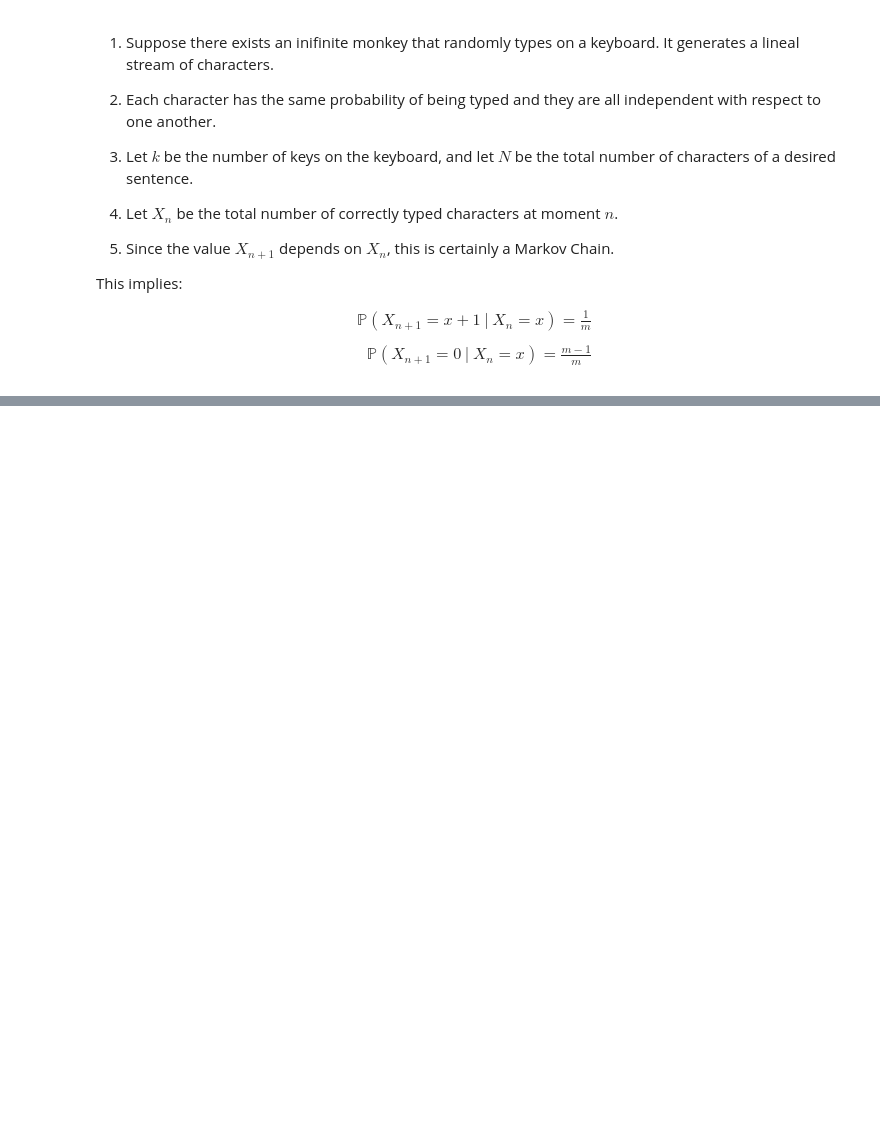
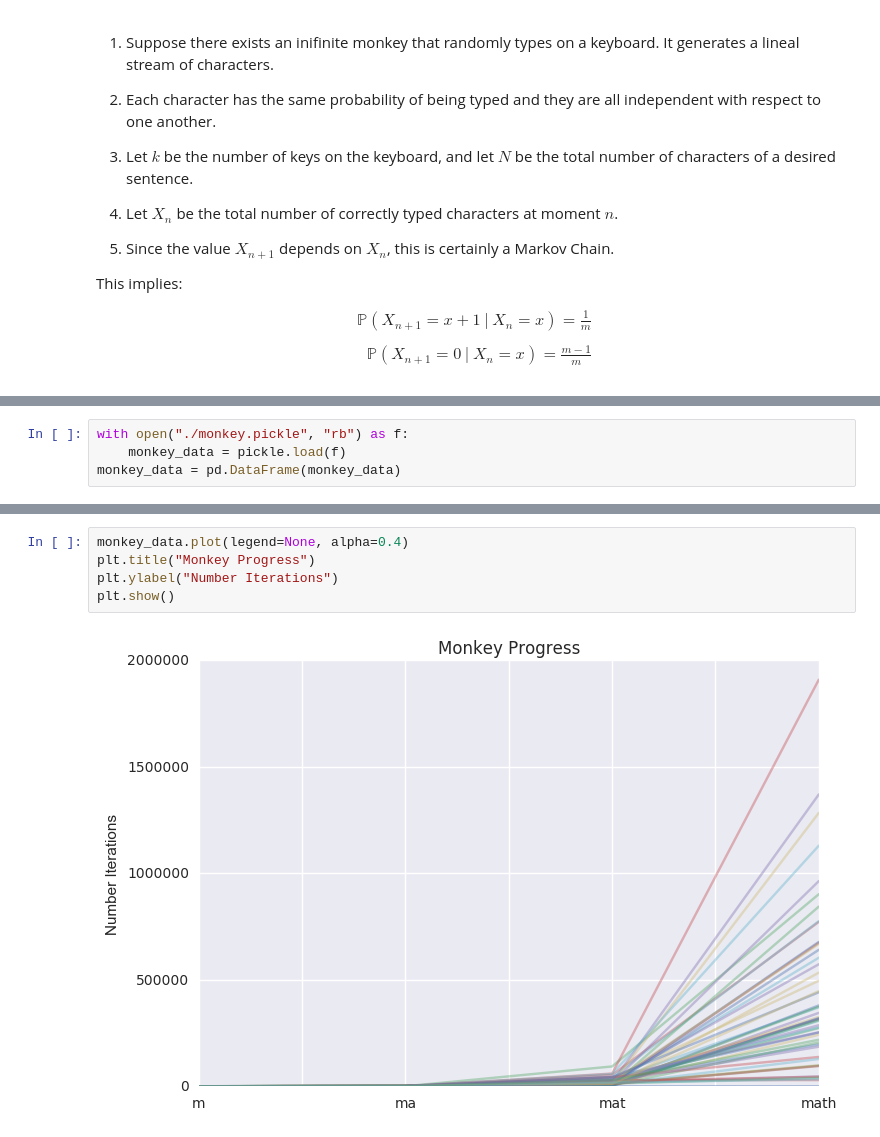
Before and after one commit to gerdm/UMA, a Jupyter notebook: stochastic_processes/final_proyect/monkey_notebook.ipynb, the cells around one changed output, grey strips where cells are left out. Saved outputs shown, nothing was run; the diff lists cells and outputs as text; blank space fills up the shorter version.

Commit message:
Edited notebook; finished monkey.py

```diff
--- a/stochastic_processes/final_proyect/monkey_notebook.ipynb
+++ b/stochastic_processes/final_proyect/monkey_notebook.ipynb
@@ -34,0 +29,4 @@ AttributeError: 'OutStream' object has no attribute 'print'
+# %%
+with open("./monkey.pickle", "rb") as f:
+    monkey_data = pickle.load(f)
+monkey_data = pd.DataFrame(monkey_data)
@@ -34,0 +41,7 @@ AttributeError: 'OutStream' object has no attribute 'print'
+# %%
+monkey_data.plot(legend=None, alpha=0.4)
+plt.title("Monkey Progress")
+plt.ylabel("Number Iterations")
+plt.show()
+# %% [output]
+[figure, added]
```
Also changed, not shown: parts of 5 cells of this notebook, 5 other files.
